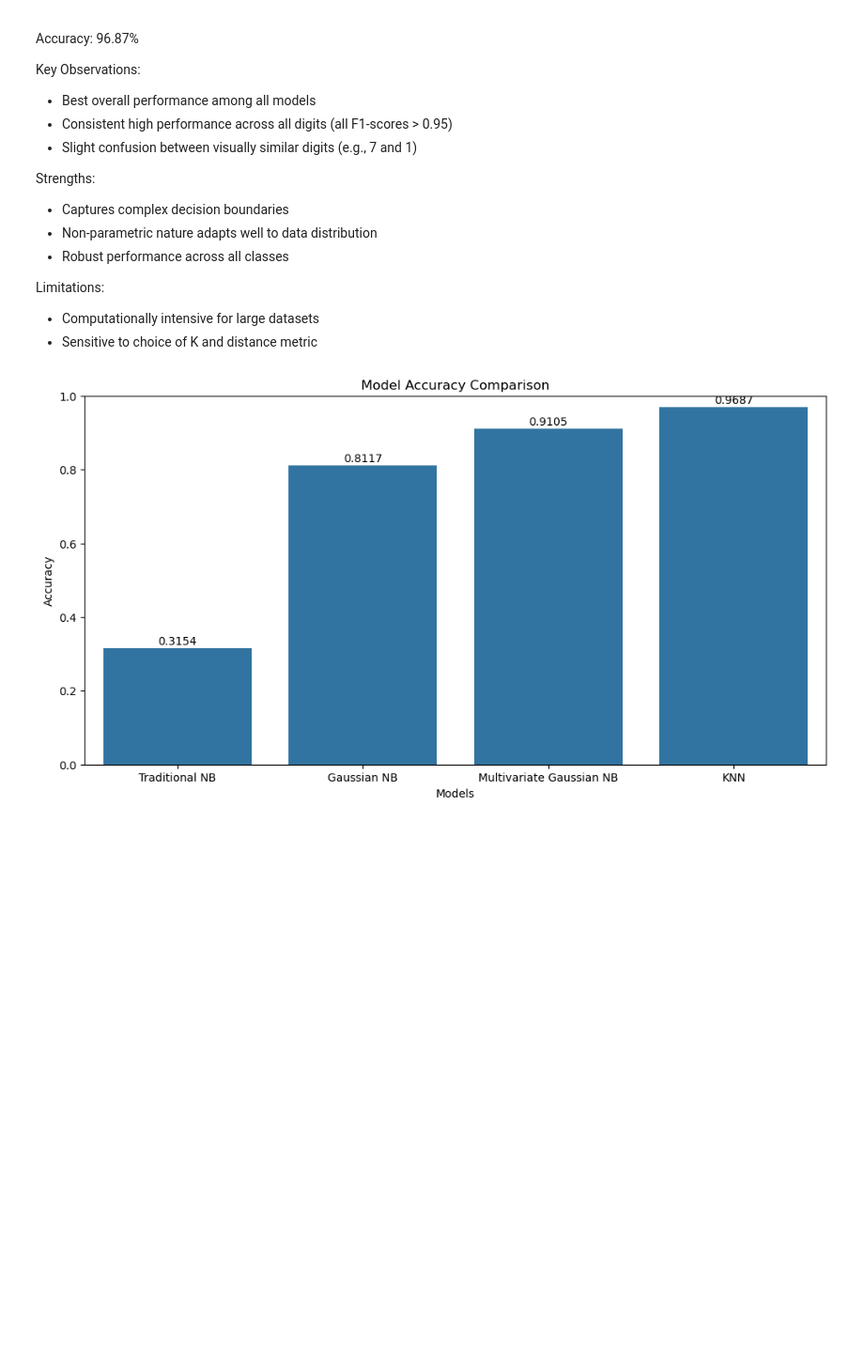
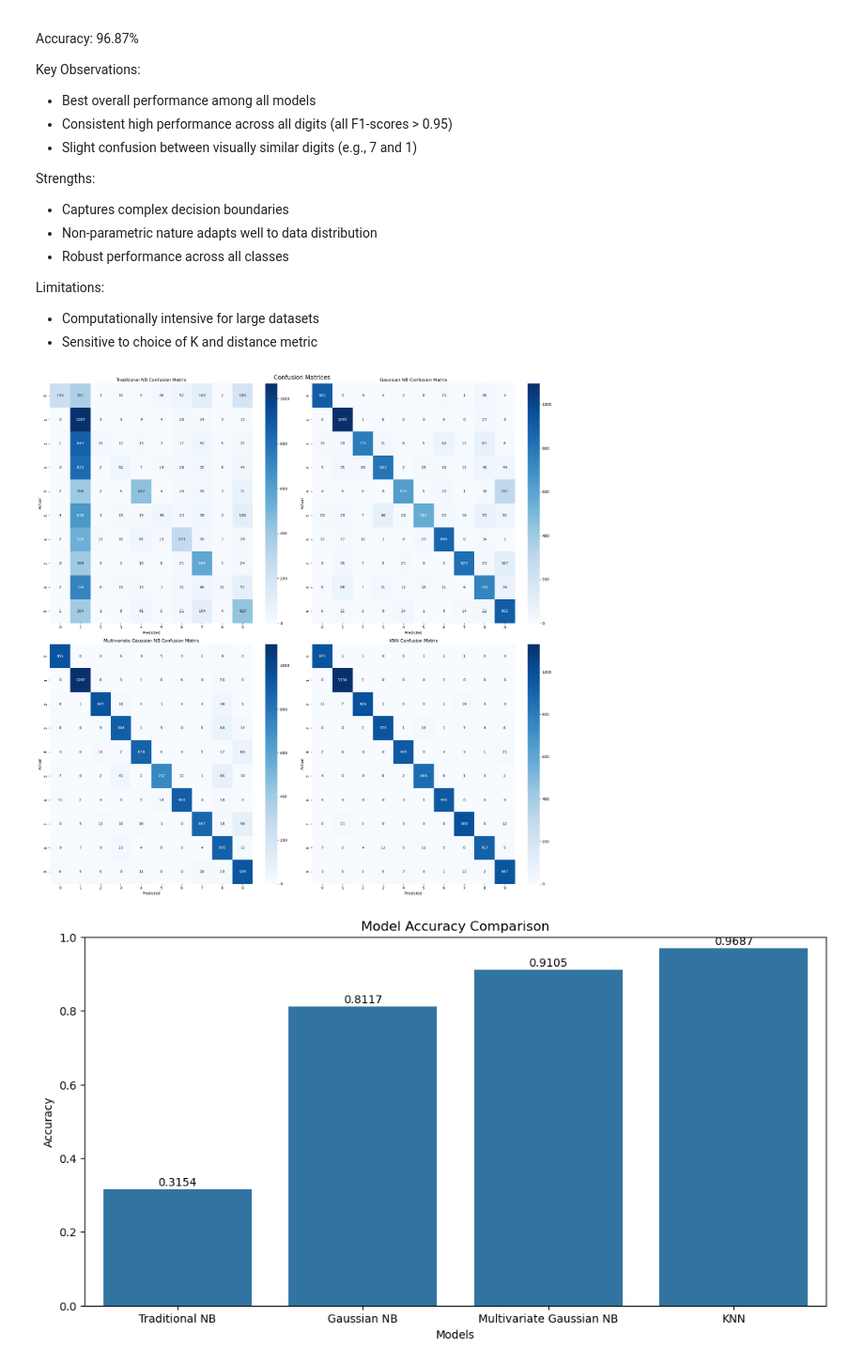
Before and after one commit to Ram9199/MNIST-Digit-Classification-using-Various-Naive-Bayes-Approaches, a Jupyter notebook: MNIST Digit Classification using Various Naive Bayes Approaches.ipynb, the cells around one changed output. Shown at 94% size. Saved outputs shown, nothing was run; the diff lists cells and outputs as text; code cells hidden in the pictures; blank space fills up the shorter version.

```diff
--- a/MNIST Digit Classification using Various Naive Bayes Approaches.ipynb
+++ b/MNIST Digit Classification using Various Naive Bayes Approaches.ipynb
@@ -881,28 +885,44 @@ Limitations:
 # %%
 import matplotlib.pyplot as plt
 import seaborn as sns
 import numpy as np
 import pandas as pd
 
 # Assuming we have the following data from our models
 models = ['Traditional NB', 'Gaussian NB', 'Multivariate Gaussian NB', 'KNN']
 accuracies = [0.3154, 0.8117, 0.9105, 0.9687]
 
 # F1-scores for each digit across models (example data, replace with actual values)
 f1_scores = {
     'Traditional NB': [0.3887, 0.2871, 0.0532, 0.0830, 0.5549, 0.0948, 0.3799, 0.5474, 0.0670, 0.4198],
     'Gaussian NB': [0.9247, 0.8863, 0.8284, 0.8058, 0.7368, 0.7347, 0.8734, 0.8658, 0.7173, 0.7282],
     'Multivariate Gaussian NB': [0.9596, 0.9734, 0.9235, 0.8912, 0.9206, 0.8810, 0.9540, 0.8987, 0.8299, 0.8725],
     'KNN': [0.9808, 0.9759, 0.9715, 0.9667, 0.9687, 0.9654, 0.9834, 0.9573, 0.9621, 0.9545]
 }
 
-# Confusion matrices (example data, replace with actual values)
+# Confusion matrices (replace with your actual confusion matrices)
 confusion_matrices = {
-    'Traditional NB': np.random.randint(0, 100, size=(10, 10)),
-    'Gaussian NB': np.random.randint(0, 100, size=(10, 10)),
-    'Multivariate Gaussian NB': np.random.randint(0, 100, size=(10, 10)),
-    'KNN': np.random.randint(0, 100, size=(10, 10))
+    'Traditional NB': conf_matrix_trad,
+    'Gaussian NB': conf_matrix_guass,
+    'Multivariate Gaussian NB': conf_matrix_multi,
+    'KNN': conf_matrix_knn
 }
+
+# Create heatmaps for confusion matrices
+fig, axes = plt.subplots(2, 2, figsize=(20, 20))
+fig.suptitle('Confusion Matrices', fontsize=16)
+
+for i, (model, matrix) in enumerate(confusion_matrices.items()):
+    ax = axes[i // 2, i % 2]
+    sns.heatmap(matrix, annot=True, fmt='d', cmap='Blues', ax=ax)
+    ax.set_title(f'{model} Confusion Matrix')
+    ax.set_xlabel('Predicted')
+    ax.set_ylabel('Actual')
+
+plt.tight_layout()
+plt.show()
+# %% [output]
+[figure, added]
 # %%
 plt.figure(figsize=(12, 6))
 sns.barplot(x=models, y=accuracies)
```
Also changed, not shown: parts of 8 cells of this notebook, 1 other file.
